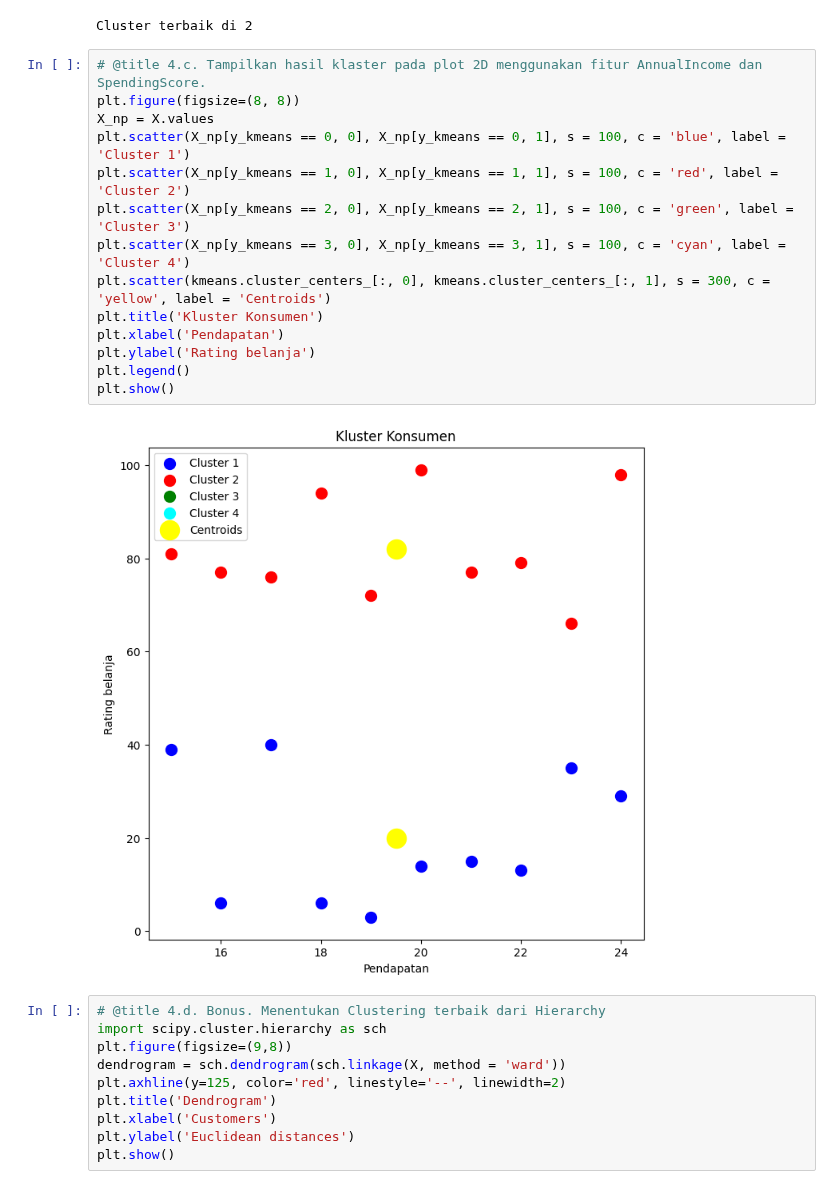
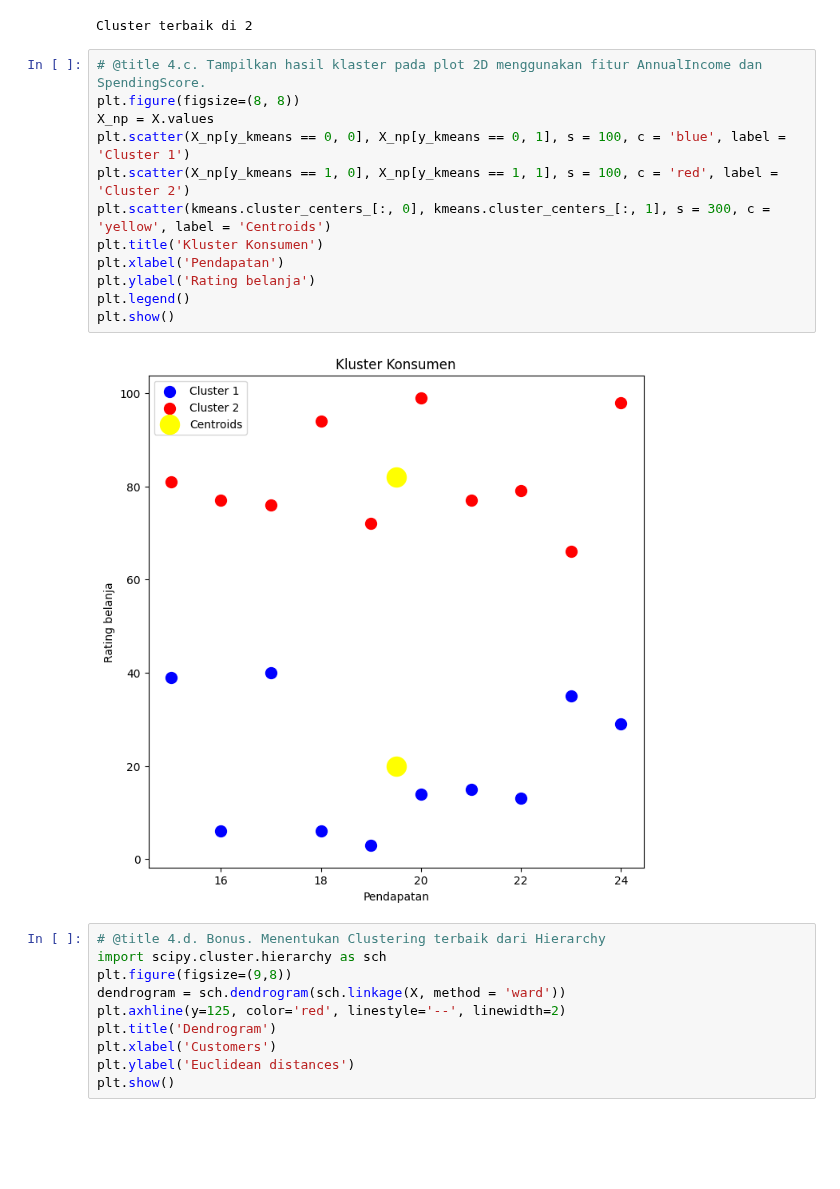
Before and after one commit to ImNotDanish05/2025_KC_TI-1A, a Jupyter notebook: Tugas Besar.ipynb, the cells around one changed output. Cells and saved outputs as stored; diff of their text form; blank space fills up the shorter version.

```diff
--- a/Tugas Besar.ipynb
+++ b/Tugas Besar.ipynb
@@ -180,19 +207,17 @@ Cluster terbaik di 2
 # %%
 # @title 4.c. Tampilkan hasil klaster pada plot 2D menggunakan fitur AnnualIncome dan SpendingScore.
 plt.figure(figsize=(8, 8))
 X_np = X.values
 plt.scatter(X_np[y_kmeans == 0, 0], X_np[y_kmeans == 0, 1], s = 100, c = 'blue', label = 'Cluster 1')
 plt.scatter(X_np[y_kmeans == 1, 0], X_np[y_kmeans == 1, 1], s = 100, c = 'red', label = 'Cluster 2')
-plt.scatter(X_np[y_kmeans == 2, 0], X_np[y_kmeans == 2, 1], s = 100, c = 'green', label = 'Cluster 3')
-plt.scatter(X_np[y_kmeans == 3, 0], X_np[y_kmeans == 3, 1], s = 100, c = 'cyan', label = 'Cluster 4')
 plt.scatter(kmeans.cluster_centers_[:, 0], kmeans.cluster_centers_[:, 1], s = 300, c = 'yellow', label = 'Centroids')
 plt.title('Kluster Konsumen')
 plt.xlabel('Pendapatan')
 plt.ylabel('Rating belanja')
 plt.legend()
 plt.show()
 # %% [output]
-[figure, old version]
+[figure, new version]
 # %%
 # @title 4.d. Bonus. Menentukan Clustering terbaik dari Hierarchy
 import scipy.cluster.hierarchy as sch
```
Also changed, not shown: parts of 1 cell of this notebook.
